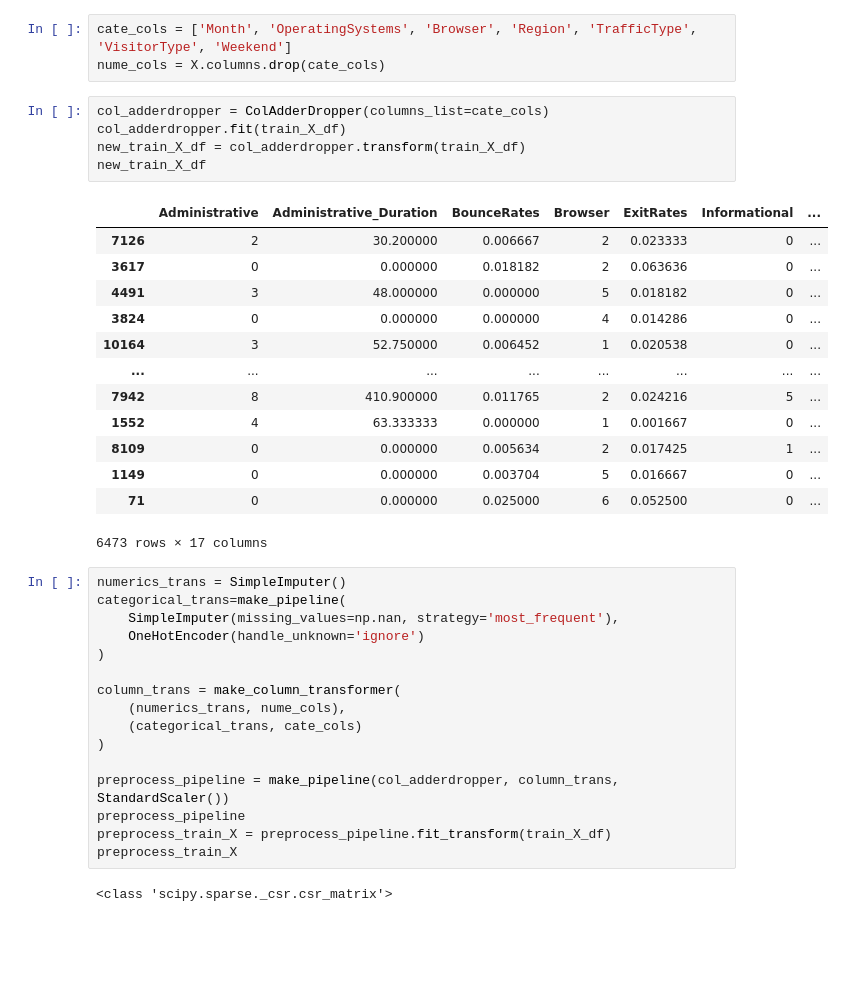
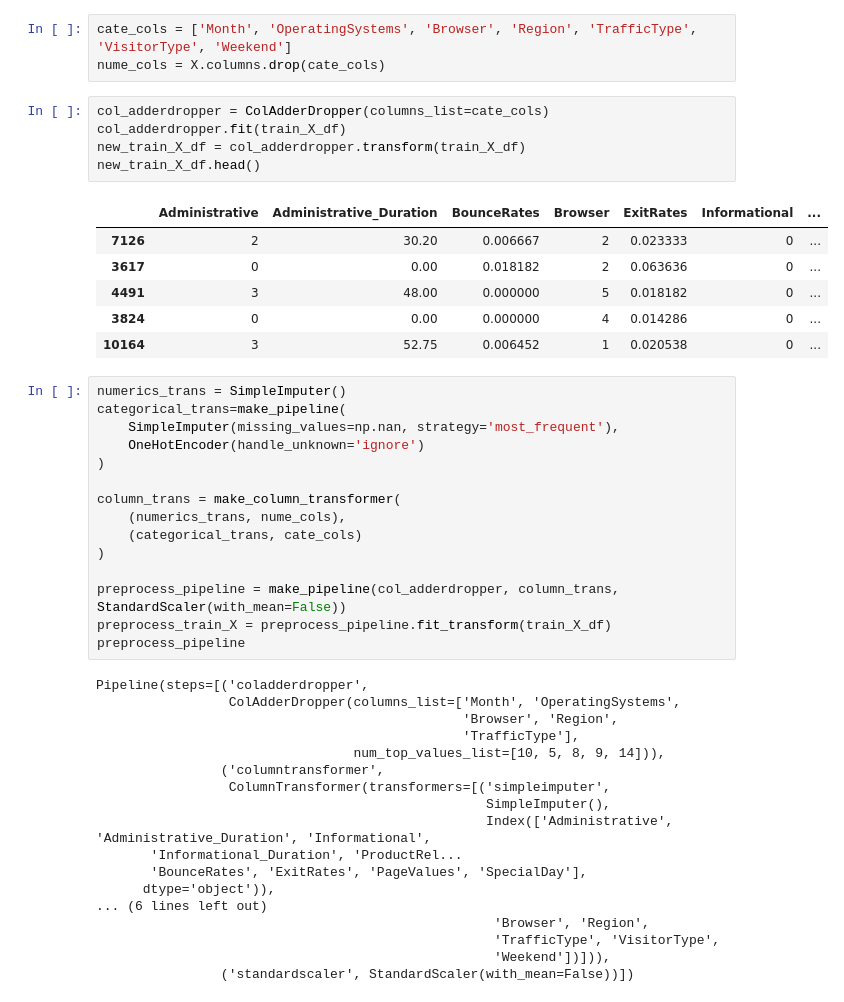
Before and after one commit to camphong24032002/Assignment3-PDS, a Jupyter notebook: Assigment3RMIT.ipynb, the cells around one changed output. Drawn from its saved outputs; the diff is of its cells as text; blank space fills up the shorter version.

```diff
--- a/Assigment3RMIT.ipynb
+++ b/Assigment3RMIT.ipynb
@@ -130,22 +131,15 @@ nume_cols = X.columns.drop(cate_cols)
 # %%
 col_adderdropper = ColAdderDropper(columns_list=cate_cols)
 col_adderdropper.fit(train_X_df)
 new_train_X_df = col_adderdropper.transform(train_X_df)
-new_train_X_df
+new_train_X_df.head()
 # %% [output]
 |  | Administrative | Administrative_Duration | BounceRates | Browser | ExitRates | Informational | ... |
-| 7126 | 2 | 30.200000 | 0.006667 | 2 | 0.023333 | 0 | ... |
-| 3617 | 0 | 0.000000 | 0.018182 | 2 | 0.063636 | 0 | ... |
-| 4491 | 3 | 48.000000 | 0.000000 | 5 | 0.018182 | 0 | ... |
-| 3824 | 0 | 0.000000 | 0.000000 | 4 | 0.014286 | 0 | ... |
-| 10164 | 3 | 52.750000 | 0.006452 | 1 | 0.020538 | 0 | ... |
-| ... | ... | ... | ... | ... | ... | ... | ... |
-| 7942 | 8 | 410.900000 | 0.011765 | 2 | 0.024216 | 5 | ... |
-| 1552 | 4 | 63.333333 | 0.000000 | 1 | 0.001667 | 0 | ... |
-| 8109 | 0 | 0.000000 | 0.005634 | 2 | 0.017425 | 1 | ... |
-| 1149 | 0 | 0.000000 | 0.003704 | 5 | 0.016667 | 0 | ... |
-| 71 | 0 | 0.000000 | 0.025000 | 6 | 0.052500 | 0 | ... |
+| 7126 | 2 | 30.20 | 0.006667 | 2 | 0.023333 | 0 | ... |
+| 3617 | 0 | 0.00 | 0.018182 | 2 | 0.063636 | 0 | ... |
+| 4491 | 3 | 48.00 | 0.000000 | 5 | 0.018182 | 0 | ... |
+| 3824 | 0 | 0.00 | 0.000000 | 4 | 0.014286 | 0 | ... |
+| 10164 | 3 | 52.75 | 0.006452 | 1 | 0.020538 | 0 | ... |
-6473 rows × 17 columns
 # %%
 numerics_trans = SimpleImputer()
 categorical_trans=make_pipeline(
@@ -158,9 +152,24 @@ column_trans = make_column_transformer(
     (categorical_trans, cate_cols)
 )
 
-preprocess_pipeline = make_pipeline(col_adderdropper, column_trans, StandardScaler())
+preprocess_pipeline = make_pipeline(col_adderdropper, column_trans, StandardScaler(with_mean=False))
+preprocess_train_X = preprocess_pipeline.fit_transform(train_X_df)
 preprocess_pipeline
-preprocess_train_X = preprocess_pipeline.fit_transform(train_X_df)
-preprocess_train_X
 # %% [output]
-<class 'scipy.sparse._csr.csr_matrix'>
+Pipeline(steps=[('coladderdropper',
+                 ColAdderDropper(columns_list=['Month', 'OperatingSystems',
+                                               'Browser', 'Region',
+                                               'TrafficType'],
+                                 num_top_values_list=[10, 5, 8, 9, 14])),
+                ('columntransformer',
+                 ColumnTransformer(transformers=[('simpleimputer',
+                                                  SimpleImputer(),
+                                                  Index(['Administrative', 'Administrative_Duration', 'Informational',
+       'Informational_Duration', 'ProductRel...
+       'BounceRates', 'ExitRates', 'PageValues', 'SpecialDay'],
+      dtype='object')),
+... (6 lines left out)
+                                                   'Browser', 'Region',
+                                                   'TrafficType', 'VisitorType',
+                                                   'Weekend'])])),
+                ('standardscaler', StandardScaler(with_mean=False))])
```
Also changed, not shown: parts of 8 cells of this notebook.
